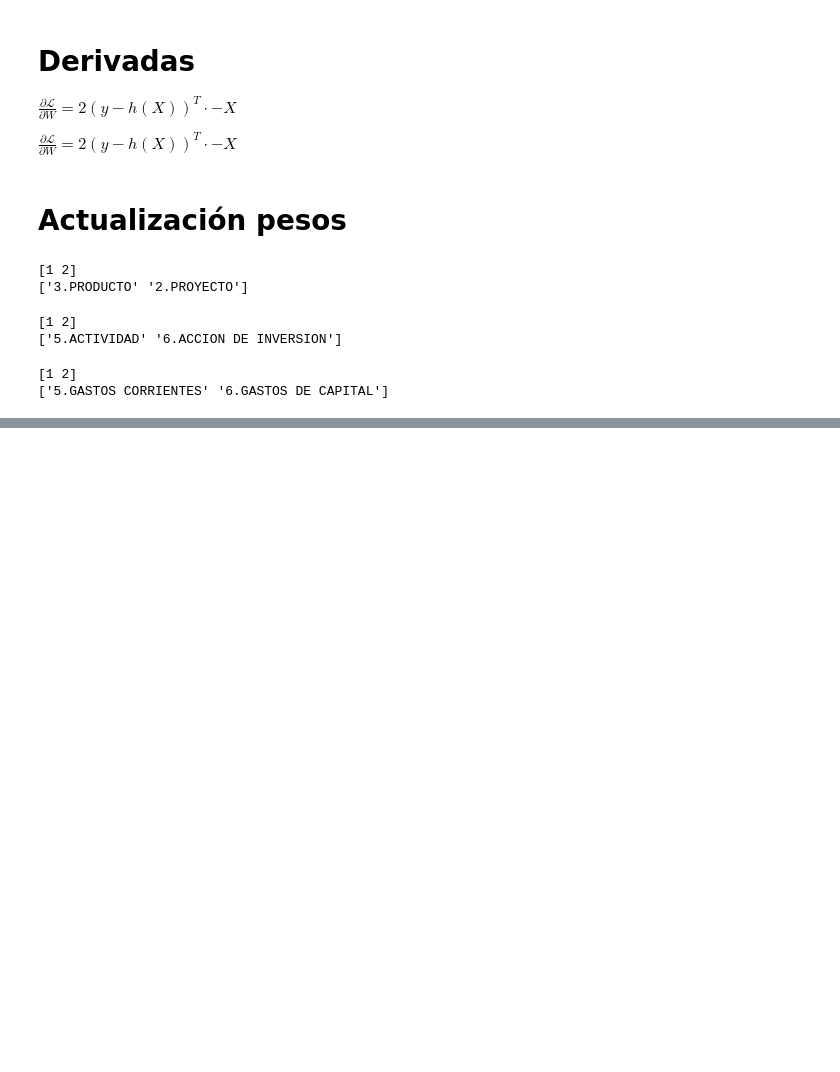
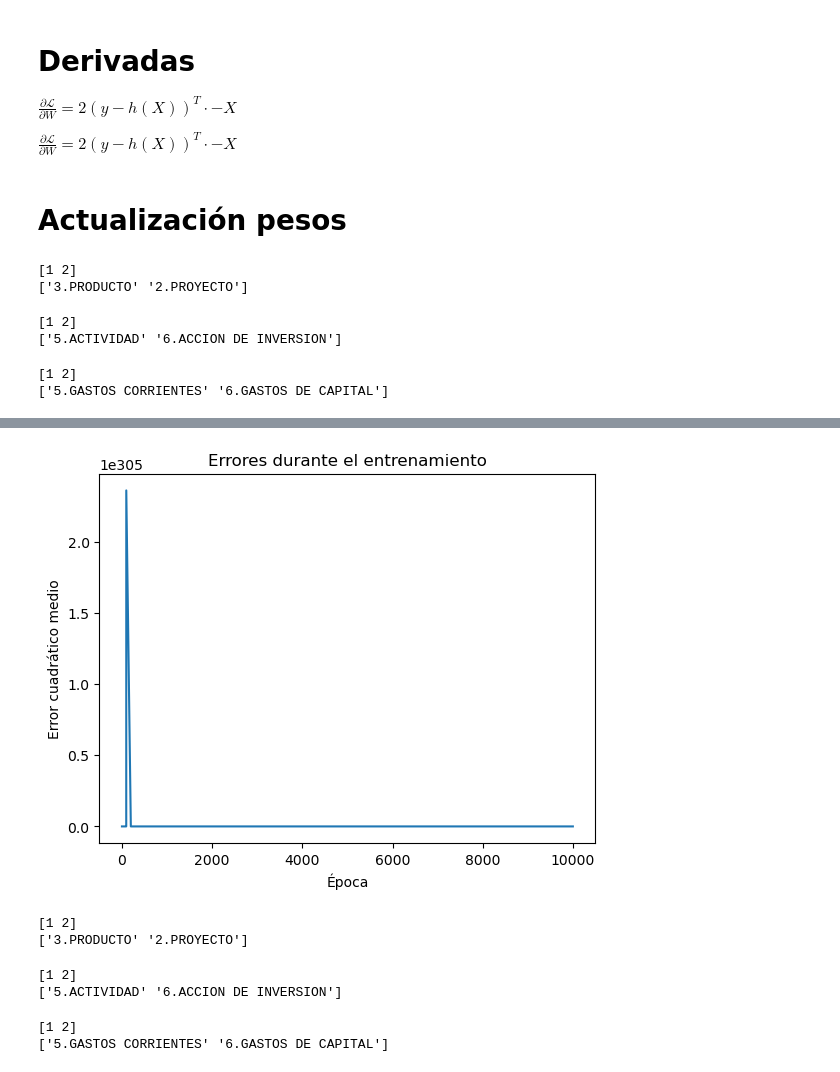
Before and after one commit to JLeandroJM/Project1_MachineL, a Jupyter notebook: model.ipynb, the cells around one changed output, grey strips where cells are left out. Drawn from its saved outputs; the diff is of its cells as text; code cells hidden in the pictures; blank space fills up the shorter version.

```diff
--- a/model.ipynb
+++ b/model.ipynb
@@ -27,7 +29,7 @@ $ \frac{\partial \mathcal{L}}{\partial W} = 2(y - h(X))^T \cdot - X $
 $ \frac{\partial \mathcal{L}}{\partial W} = 2(y - h(X))^T \cdot - X $
 # %%
 def derivates(Y, Y_aprox, X):
-    return 2 * np.dot(X.T, (Y_aprox - Y))
+    return 2 * np.dot( (Y_aprox - Y).T,X)
 # %% [markdown]
 # Actualización pesos
 # %%
@@ -35,7 +37,7 @@ def update(W, alpha, dW):
     return W - alpha * dW
 # %%
 def train(X, Y, epochs, alfa):
-    W = np.random.randn(X.shape[1], 1)
+    W = np.random.randn(X.shape[1])*0.01
     loss_values = []
     for i in range(epochs):
         Y_aprox = h(X, W)
@@ -116,8 +121,8 @@ d_train_n = min_max_normalize_df(d_train_f)
 x_train_n = d_train_n.iloc[:, :-1]
 y_train_n = d_train_n.iloc[:, -1]
 # %%
-alfa = 0.005
-umbral = 1000  # Número de épocas
+alfa = 0.05
+umbral = 10000  # Número de épocas
 
 # x_train_n = x_train_n.to_numpy()
 # y_train_n = y_train_n.to_numpy()
@@ -133,0 +148,12 @@ KeyboardInterrupt:
+# %%
+data = {'Época': range(len(loss_values)), 'Error cuadrático medio': loss_values}
+df_loss = pd.DataFrame(data)
+
+# Graficar los errores durante el entrenamiento con Seaborn
+sns.lineplot(data=df_loss, x='Época', y='Error cuadrático medio')
+plt.xlabel('Época')
+plt.ylabel('Error cuadrático medio')
+plt.title('Errores durante el entrenamiento')
+plt.show()
+# %% [output]
+[figure, added]
@@ -133,0 +162,30 @@ KeyboardInterrupt:
+# %%
+tipos_unicos = d_test['TIPO_PROD_PROY'].unique()
+mapeo = {tipo: indice + 1 for indice, tipo in enumerate(tipos_unicos)}
+d_test['TIPO_PROD_PROY_NUM'] = d_test['TIPO_PROD_PROY'].map(mapeo)
+
+print(d_test['TIPO_PROD_PROY_NUM'].unique())
+print(tipos_unicos)
+# %% [output]
+[1 2]
+['3.PRODUCTO' '2.PROYECTO']
+# %%
+tipos_unicos = d_test['TIPO_ACT_OBRA_ACCINV'].unique()
+mapeo = {tipo: indice + 1 for indice, tipo in enumerate(tipos_unicos)}
+d_test['TIPO_ACT_OBRA_ACCINV_NUM'] = d_test['TIPO_ACT_OBRA_ACCINV'].map(mapeo)
+
+print(d_test['TIPO_ACT_OBRA_ACCINV_NUM'].unique())
+print(tipos_unicos)
+# %% [output]
+[1 2]
+['5.ACTIVIDAD' '6.ACCION DE INVERSION']
+# %%
+tipos_unicos = d_test['CATEGORIA_GASTO'].unique()
+mapeo = {tipo: indice + 1 for indice, tipo in enumerate(tipos_unicos)}
+d_test['CATEGORIA_GASTO_NUM'] = d_test['CATEGORIA_GASTO'].map(mapeo)
+
+print(d_test['CATEGORIA_GASTO_NUM'].unique())
+print(tipos_unicos)
+# %% [output]
+[1 2]
+['5.GASTOS CORRIENTES' '6.GASTOS DE CAPITAL']
```
Also changed, not shown: parts of 6 cells of this notebook, 2 other files.
